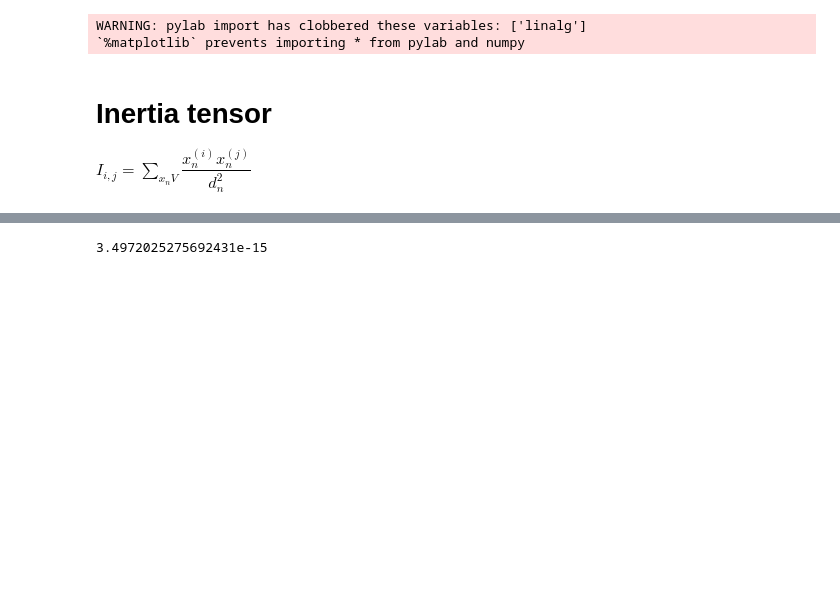
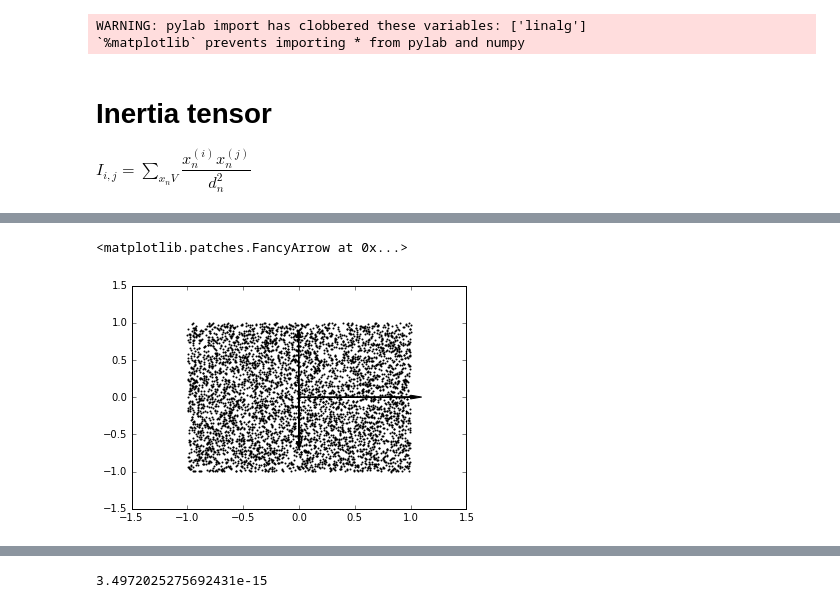
Before and after one commit to jngaravitoc/shapes, a Jupyter notebook: Shapes.ipynb, the cells around one changed output, grey strips where cells are left out. Cells and saved outputs as stored; diff of their text form; code cells hidden in the pictures; blank space fills up the shorter version.

```diff
--- a/Shapes.ipynb
+++ b/Shapes.ipynb
@@ -70,0 +70,9 @@ print X
+# %%
+fig = plt.figure()
+scatter(X, Y, s=1)
+plt.arrow(0, 0, evec[0][0], evec[0][1], head_width=0.05, head_length=0.1, fc='k', ec='k')
+plt.arrow(0, 0, evec[1][0], evec[1][1], head_width=0.05, head_length=0.1, fc='k', ec='k')
+plt.arrow(0, 0, evec[2][0], evec[2][1], head_width=0.05, head_length=0.1, fc='k', ec='k')
+# %% [output]
+<matplotlib.patches.FancyArrow at 0x...>
+[figure, added]
```
Also changed, not shown: parts of 10 cells of this notebook.
